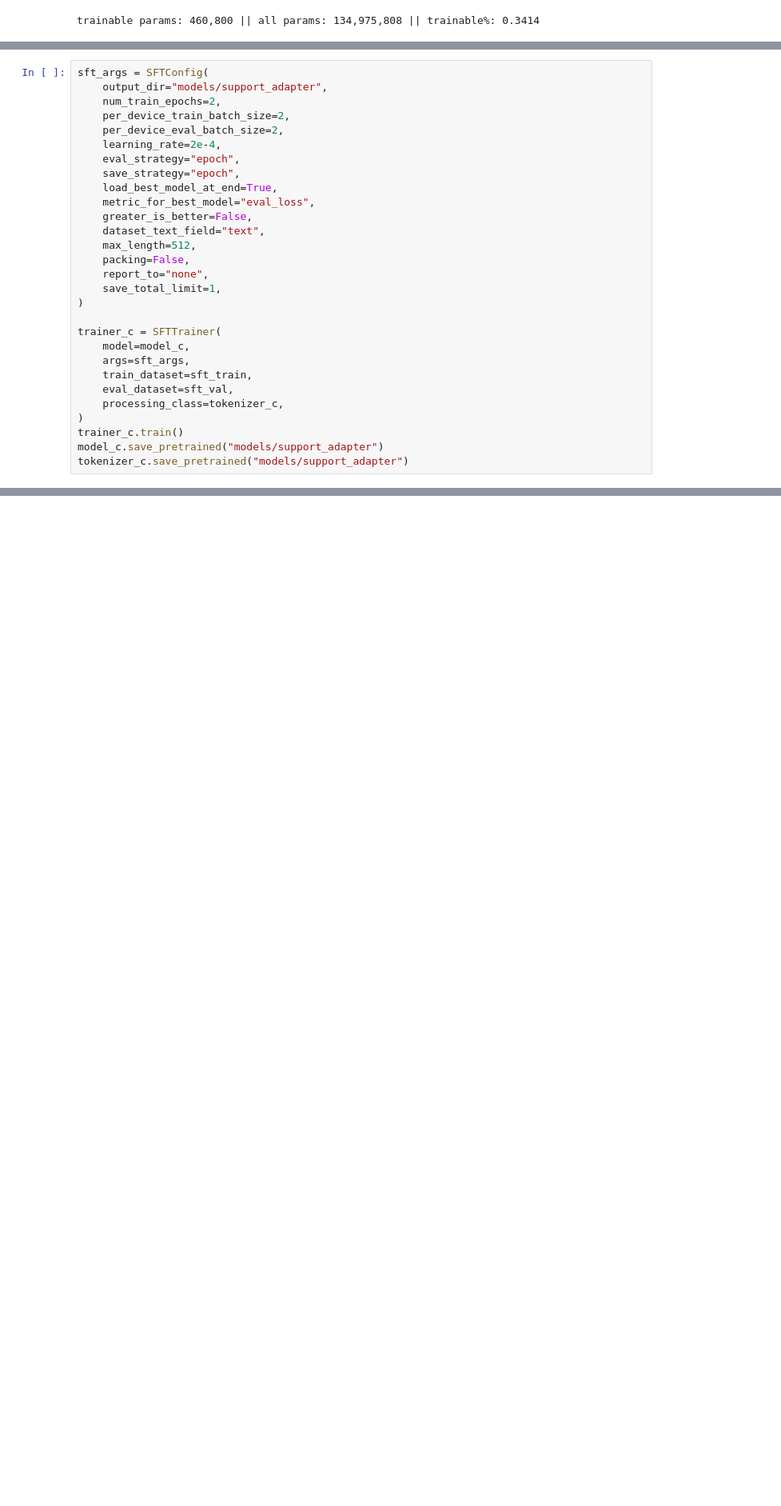
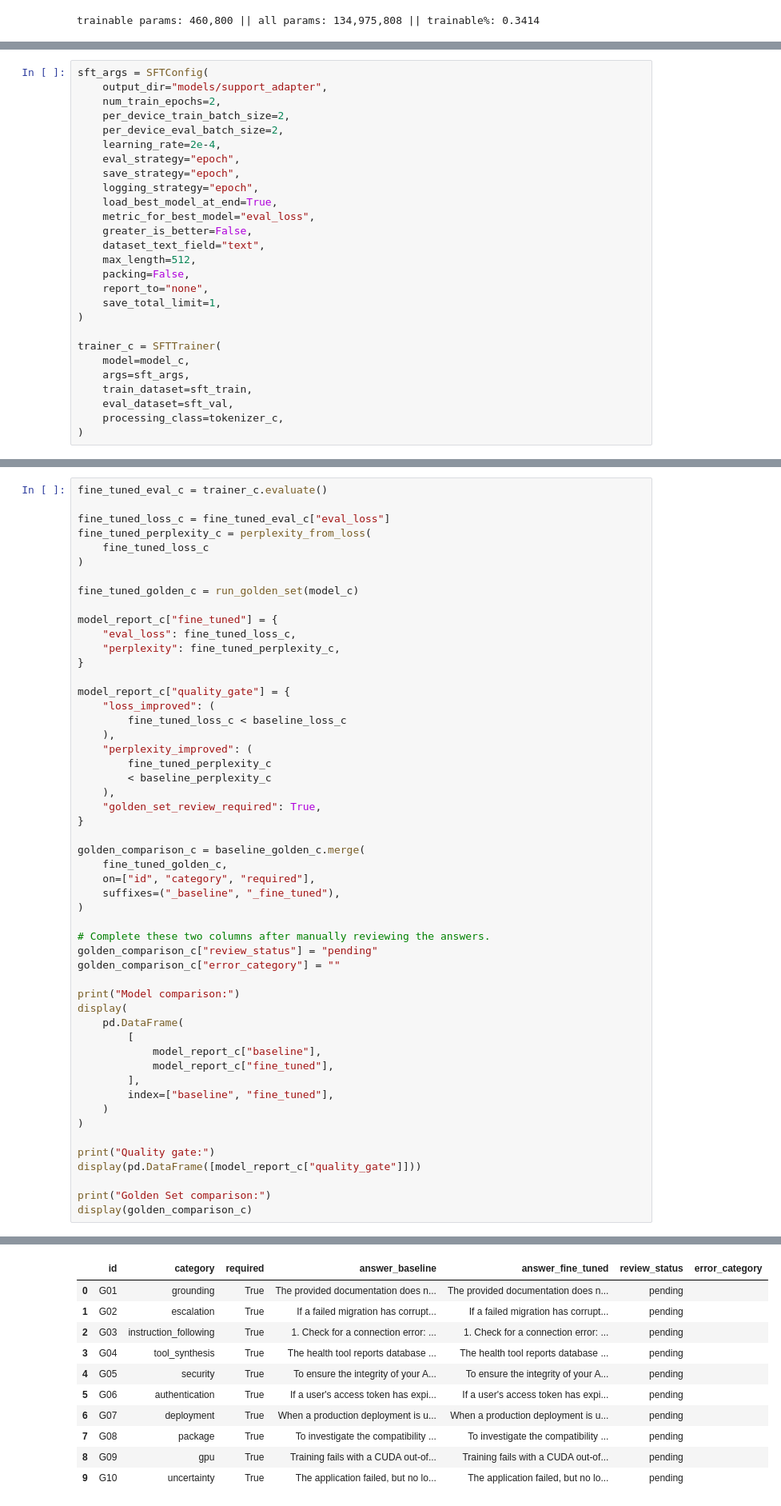
Before and after one commit to 0xEmad25/Multi_Model_Agent_Architecture, a Jupyter notebook: models/LoRA/main.ipynb, the cells around one changed output, grey strips where cells are left out. Shown at 80% size. Cells and saved outputs as stored; diff of their text form; blank space fills up the shorter version.

Commit message:
feat: added evaluation for all models

```diff
--- a/models/LoRA/main.ipynb
+++ b/models/LoRA/main.ipynb
@@ -130,6 +130,7 @@ sft_args = SFTConfig(
     learning_rate=2e-4,
     eval_strategy="epoch",
     save_strategy="epoch",
+    logging_strategy="epoch",
     load_best_model_at_end=True,
     metric_for_best_model="eval_loss",
     greater_is_better=False,
@@ -147,6 +148,3 @@ trainer_c = SFTTrainer(
     eval_dataset=sft_val,
     processing_class=tokenizer_c,
 )
-trainer_c.train()
-model_c.save_pretrained("models/support_adapter")
-tokenizer_c.save_pretrained("models/support_adapter")
@@ -161,0 +382,53 @@ tokenizer_c.save_pretrained("models/support_adapter")
+# %%
+fine_tuned_eval_c = trainer_c.evaluate()
+
+fine_tuned_loss_c = fine_tuned_eval_c["eval_loss"]
+fine_tuned_perplexity_c = perplexity_from_loss(
+    fine_tuned_loss_c
+)
+
+fine_tuned_golden_c = run_golden_set(model_c)
+
+model_report_c["fine_tuned"] = {
+    "eval_loss": fine_tuned_loss_c,
+    "perplexity": fine_tuned_perplexity_c,
+}
+
+model_report_c["quality_gate"] = {
+    "loss_improved": (
+        fine_tuned_loss_c < baseline_loss_c
+    ),
+    "perplexity_improved": (
+        fine_tuned_perplexity_c
+        < baseline_perplexity_c
+    ),
+    "golden_set_review_required": True,
+}
+
+golden_comparison_c = baseline_golden_c.merge(
+    fine_tuned_golden_c,
+    on=["id", "category", "required"],
+    suffixes=("_baseline", "_fine_tuned"),
+)
+
+# Complete these two columns after manually reviewing the answers.
+golden_comparison_c["review_status"] = "pending"
+golden_comparison_c["error_category"] = ""
+
+print("Model comparison:")
+display(
+    pd.DataFrame(
+        [
+            model_report_c["baseline"],
+            model_report_c["fine_tuned"],
+        ],
+        index=["baseline", "fine_tuned"],
+    )
+)
+
+print("Quality gate:")
+display(pd.DataFrame([model_report_c["quality_gate"]]))
+
+print("Golden Set comparison:")
+display(golden_comparison_c)
+# %% [output]
@@ -161,0 +446,11 @@ tokenizer_c.save_pretrained("models/support_adapter")
+|  | id | category | required | answer_baseline | answer_fine_tuned | review_status | error_category |
+| 0 | G01 | grounding | True | The provided documentation does n... | The provided documentation does n... | pending |  |
+| 1 | G02 | escalation | True | If a failed migration has corrupt... | If a failed migration has corrupt... | pending |  |
+| 2 | G03 | instruction_following | True | 1. Check for a connection error: ... | 1. Check for a connection error: ... | pending |  |
+| 3 | G04 | tool_synthesis | True | The health tool reports database ... | The health tool reports database ... | pending |  |
+| 4 | G05 | security | True | To ensure the integrity of your A... | To ensure the integrity of your A... | pending |  |
+| 5 | G06 | authentication | True | If a user's access token has expi... | If a user's access token has expi... | pending |  |
+| 6 | G07 | deployment | True | When a production deployment is u... | When a production deployment is u... | pending |  |
+| 7 | G08 | package | True | To investigate the compatibility ... | To investigate the compatibility ... | pending |  |
+| 8 | G09 | gpu | True | Training fails with a CUDA out-of... | Training fails with a CUDA out-of... | pending |  |
+| 9 | G10 | uncertainty | True | The application failed, but no lo... | The application failed, but no lo... | pending |  |
```
Also changed, not shown: parts of 7 cells of this notebook, 3 other files.
